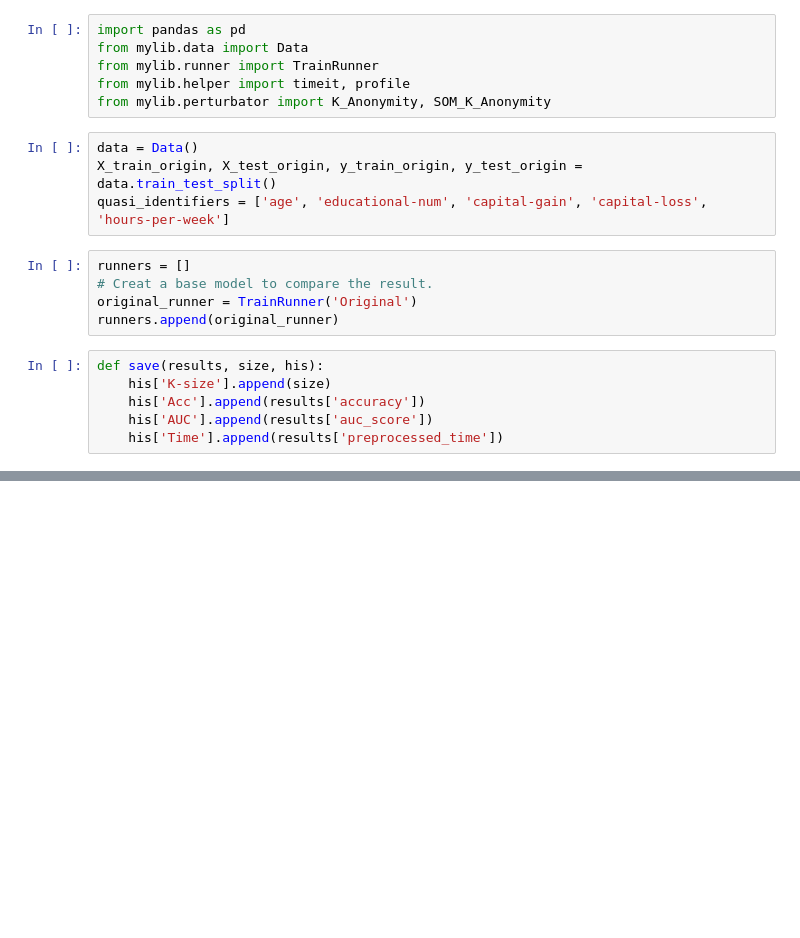
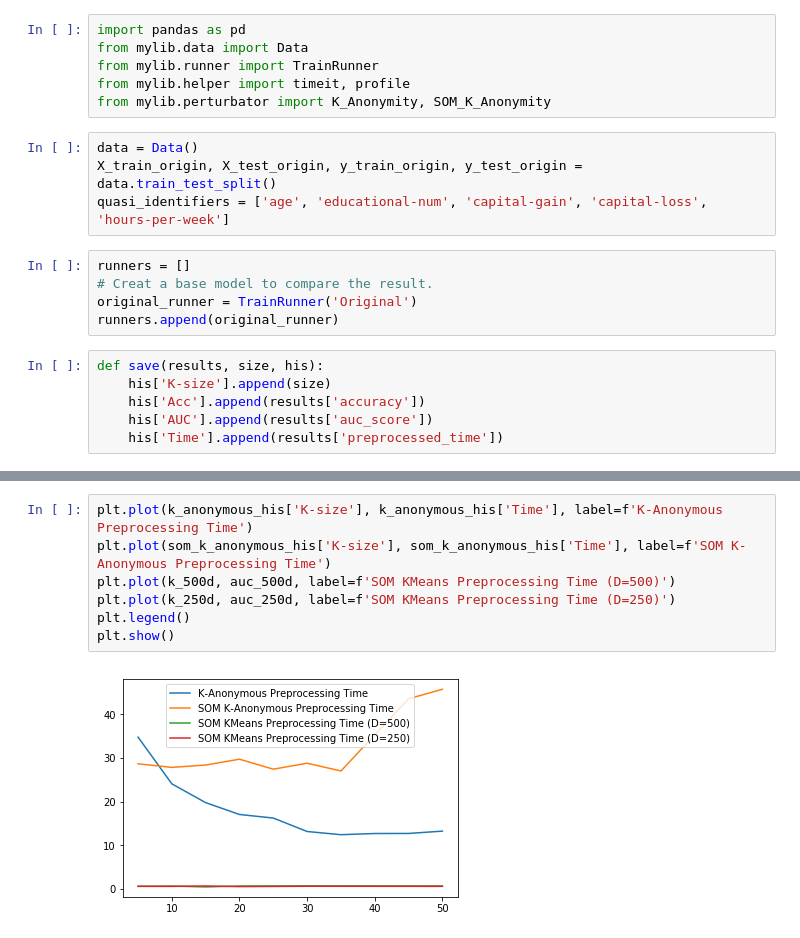
Before and after one commit to PM25/SOM-K-Anonymity, a Jupyter notebook: main.ipynb, the cells around one changed output, grey strips where cells are left out. Cells and saved outputs as stored; diff of their text form; blank space fills up the shorter version.

```diff
--- a/main.ipynb
+++ b/main.ipynb
@@ -101,0 +102,9 @@ plt.show()
+# %%
+plt.plot(k_anonymous_his['K-size'], k_anonymous_his['Time'], label=f'K-Anonymous Preprocessing Time')
+plt.plot(som_k_anonymous_his['K-size'], som_k_anonymous_his['Time'], label=f'SOM K-Anonymous Preprocessing Time')
+plt.plot(k_500d, auc_500d, label=f'SOM KMeans Preprocessing Time (D=500)')
+plt.plot(k_250d, auc_250d, label=f'SOM KMeans Preprocessing Time (D=250)')
+plt.legend()
+plt.show()
+# %% [output]
+[figure, added]
```
Also changed, not shown: parts of 5 cells of this notebook.
